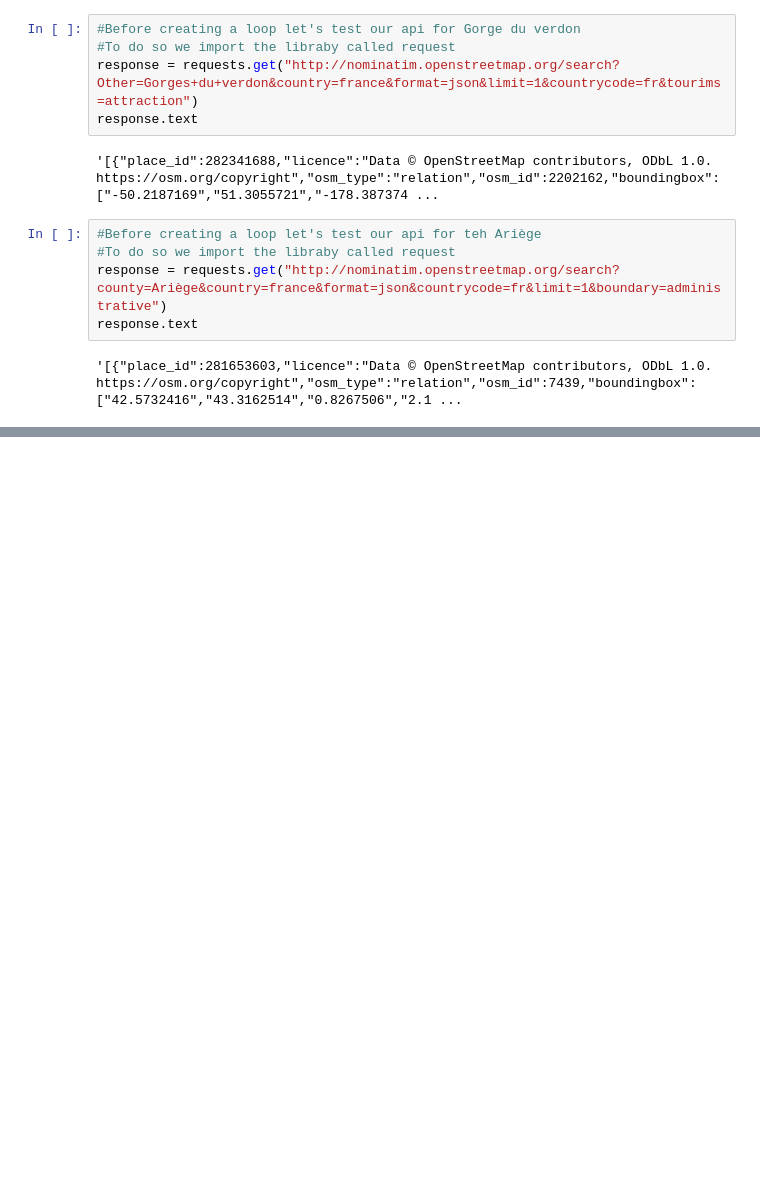
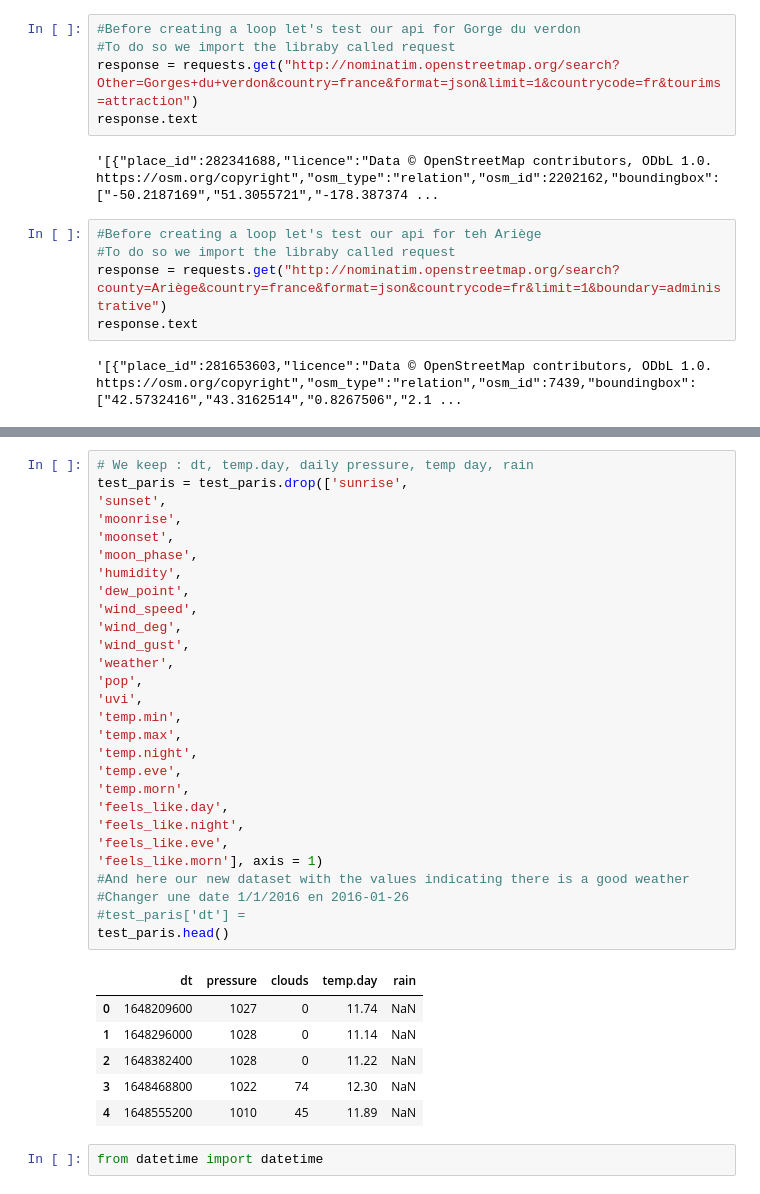
Before and after one commit to cgbezo/projet_02_kayak, a Jupyter notebook: projet_02_kayak.ipynb, the cells around one changed output, grey strips where cells are left out. Drawn from its saved outputs; the diff is of its cells as text; blank space fills up the shorter version.

```diff
--- a/projet_02_kayak.ipynb
+++ b/projet_02_kayak.ipynb
@@ -165,0 +262,37 @@ response.text
+# %%
+# We keep : dt, temp.day, daily pressure, temp day, rain
+test_paris = test_paris.drop(['sunrise',
+'sunset',
+'moonrise',
+'moonset',
+'moon_phase',
+'humidity',
+'dew_point',
+'wind_speed',
+'wind_deg',
+'wind_gust',
+'weather',
+'pop',
+'uvi',
+'temp.min',
+'temp.max',
+'temp.night',
+'temp.eve',
+'temp.morn',
+'feels_like.day',
+'feels_like.night',
+'feels_like.eve',
+'feels_like.morn'], axis = 1)
+#And here our new dataset with the values indicating there is a good weather
+#Changer une date 1/1/2016 en 2016-01-26
+#test_paris['dt'] =
+test_paris.head()
+# %% [output]
+|  | dt | pressure | clouds | temp.day | rain |
+| 0 | 1648209600 | 1027 | 0 | 11.74 | NaN |
+| 1 | 1648296000 | 1028 | 0 | 11.14 | NaN |
+| 2 | 1648382400 | 1028 | 0 | 11.22 | NaN |
+| 3 | 1648468800 | 1022 | 74 | 12.30 | NaN |
+| 4 | 1648555200 | 1010 | 45 | 11.89 | NaN |
+# %%
+from datetime import datetime
```
Also changed, not shown: parts of 9 cells of this notebook, 2 other files.
